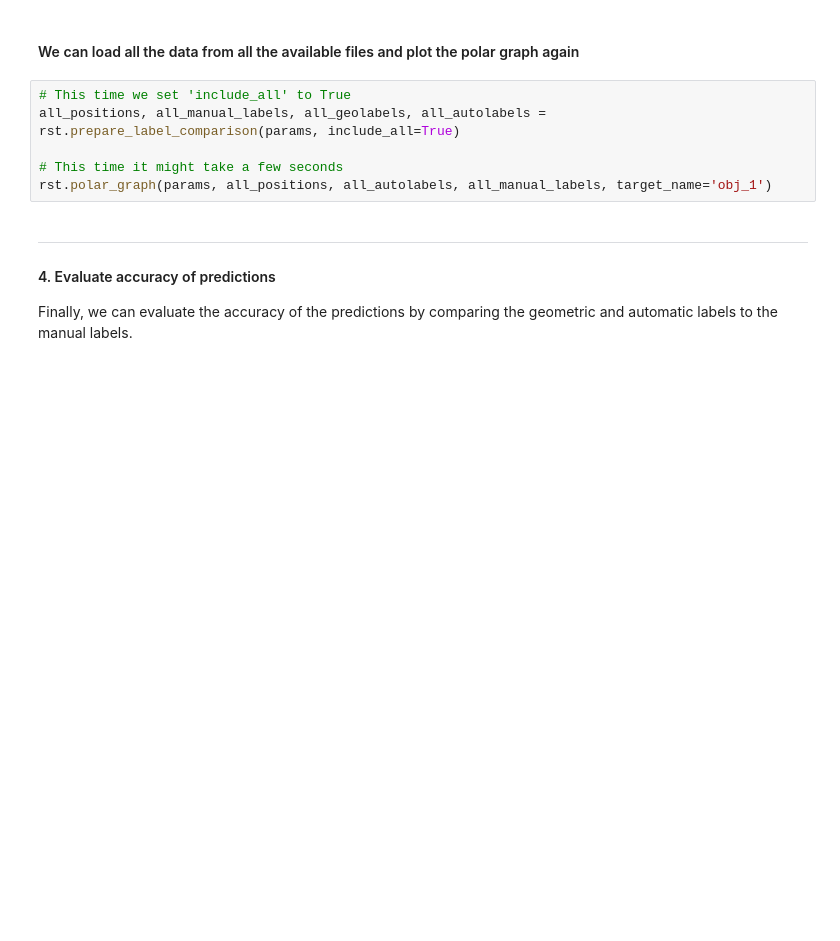
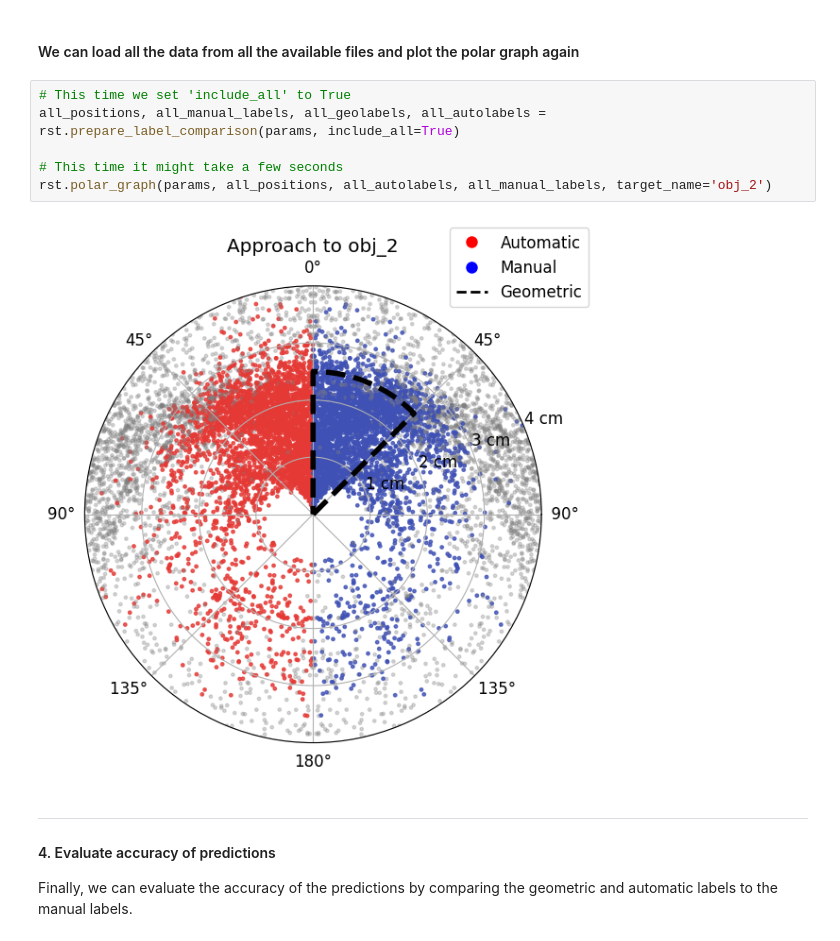
Before and after one commit to sdhers/RAINSTORM, a Jupyter notebook: 3b-Automatic_analysis.ipynb, the cells around one changed output. Drawn from its saved outputs; the diff is of its cells as text; blank space fills up the shorter version.

```diff
--- a/3b-Automatic_analysis.ipynb
+++ b/3b-Automatic_analysis.ipynb
@@ -71,9 +93,11 @@ rst.polar_graph(params, positions, autolabels, manual_labels, target_name='obj_1
 # %%
 # This time we set 'include_all' to True
 all_positions, all_manual_labels, all_geolabels, all_autolabels = rst.prepare_label_comparison(params, include_all=True)
 
 # This time it might take a few seconds
-rst.polar_graph(params, all_positions, all_autolabels, all_manual_labels, target_name='obj_1')
+rst.polar_graph(params, all_positions, all_autolabels, all_manual_labels, target_name='obj_2')
+# %% [output]
+[figure, added]
 # %% [markdown]
 ---
 #### 4. Evaluate accuracy of predictions
```
Also changed, not shown: parts of 5 cells of this notebook, 11 other files.
